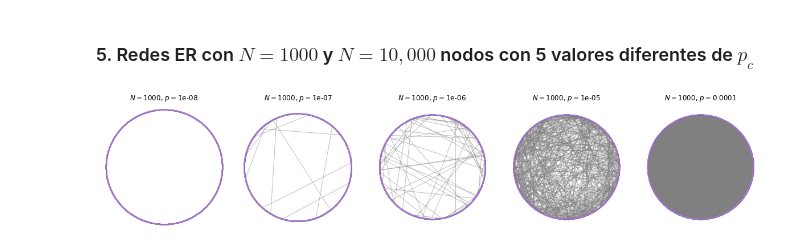
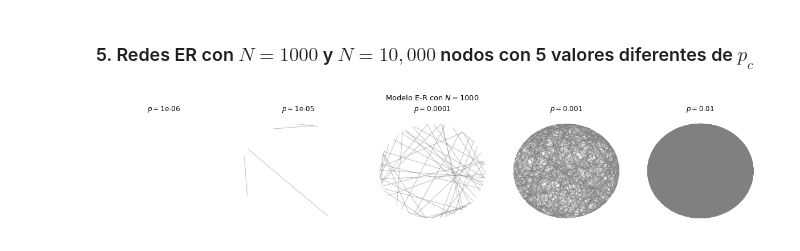
Before and after one commit to joshbrx/VoterModel_Network, a Jupyter notebook: Tipos y modelos de redes.ipynb, the cells around one changed output. Saved outputs shown, nothing was run; the diff lists cells and outputs as text; code cells hidden in the pictures.

```diff
--- a/Tipos y modelos de redes.ipynb
+++ b/Tipos y modelos de redes.ipynb
@@ -26,6 +26,9 @@ options4 = {"edge_color": "0.2",  "node_size": 8, "alpha": 1,
 
 options5 = {"edge_color": "0.5",  "node_size": 4, "alpha": 0.5, "width": 1,
            "node_color": "tab:purple", "font_size": 0, "font_color":"whitesmoke"}
+
+options6 = {"edge_color": "0.5",  "node_size": 0, "alpha": 0.5, "width": 1,
+           "node_color": "tab:purple", "font_size": 0, "font_color":"whitesmoke"}
 # %%
 def degree_analysis(G, pos=None, title=None, with_labels=False, **options):
 
@@ -263,31 +266,34 @@ p1 = np.array([0.000001,  0.00001, 0.0001, 0.001, 0.01]);
 p2 = np.array([0.00000001, 0.0000001, 0.000001,  0.00001, 0.0001]);
 # %%
 G7_a = []
-for i in range(len(p)):
+for i in range(len(p1)):
     G7_a.append(nx.erdos_renyi_graph(n[0], p1[i]))
 
 G7_b = []
-for i in range(len(p)):
+for i in range(len(p2)):
     G7_b.append(nx.erdos_renyi_graph(n[1], p2[i]))
 # %%
-def visualizate_ER(graphs, n, p, pos=None, title=None, with_labels=True, **options):
+def visualize_ER(graphs, p, pos=None, title=None, with_labels=False, **options):
 
-    axgrid = fig.add_gridspec(3,15)
+    N = len(graphs)
+    axgrid = fig.add_gridspec(3, 3*N)
     axs = []
-    title = []
-    for i in range(len(graphs)):
+    titlex = []
+    for i in range(N):
         axs.append(fig.add_subplot(axgrid[:,i*3:(i+1)*3,]))
-        title.append(r"$N =$"+ str(n)+", $p =$" + str(p[i]))
+        titlex.append(r"$p =$" + str(p[i]))
         nx.draw_circular(graphs[i], with_labels=with_labels, **options)
-        axs[-1].set_title(title[-1])
+        axs[-1].set_title(titlex[-1])
         axs[-1].set_axis_off()
 
-    fig.tight_layout()
+    fig.tight_layout(rect=[0, 0.03, 1, 0.95])
+    plt.suptitle(title, fontsize=13)
+
     plt.show()
 # %%
 fig = plt.figure(figsize=(16.5, 3.6))
-visualizate_ER(G7_a, n[0], p1, title=None, **options5)
+visualize_ER(G7_a, p1, title=r"Modelo E-R con $N=1000$", **options6)
 # %% [output]
-[figure, old version]
+[figure, new version]
 # %%
 fig = plt.figure(figsize=(16.5, 3.6))
```
Also changed, not shown: parts of 20 cells of this notebook.
